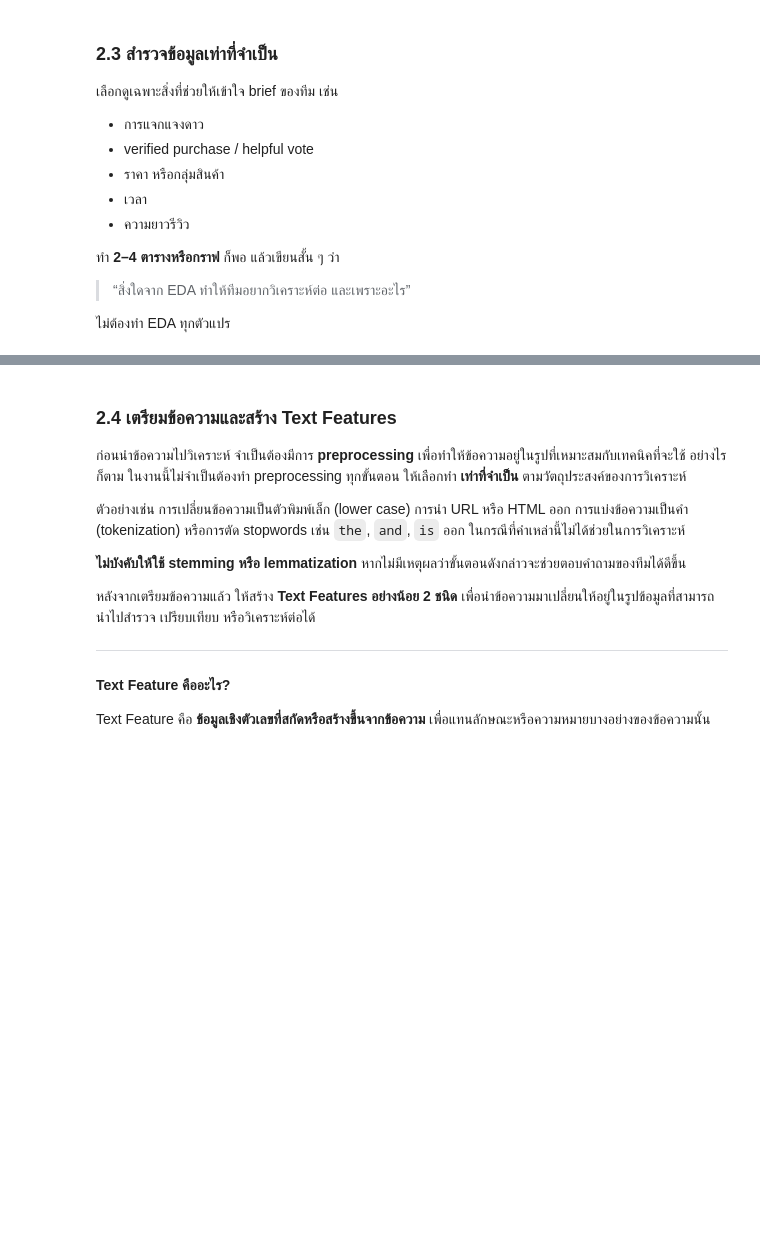
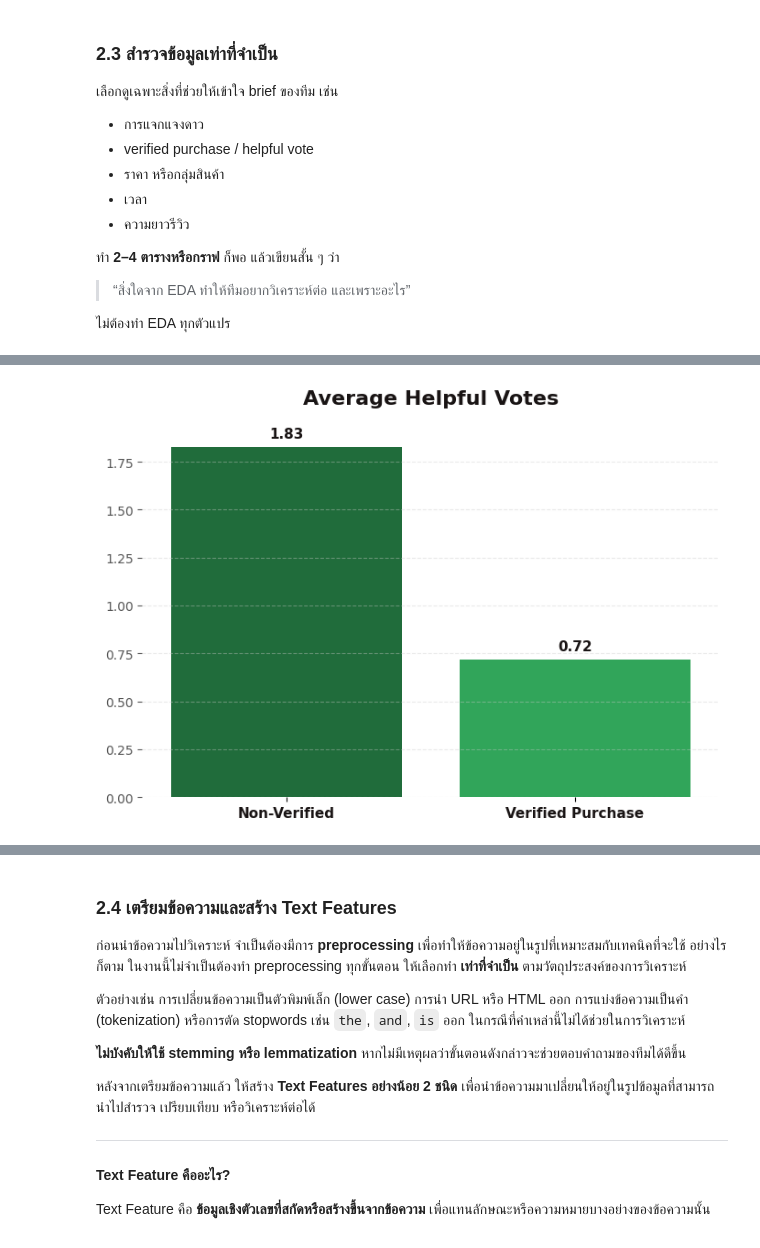
Before and after one commit to audomsak-pypy/Project1-Text_Analytics69, a Jupyter notebook: Project1_Text_Analytics69_Teams.ipynb, the cells around one changed output, grey strips where cells are left out. Drawn from its saved outputs; the diff is of its cells as text; code cells hidden in the pictures; blank space fills up the shorter version.

```diff
--- a/Project1_Text_Analytics69_Teams.ipynb
+++ b/Project1_Text_Analytics69_Teams.ipynb
@@ -368,0 +458,67 @@ However, it does not represent the full spectrum of Amazon reviews (e.g., other
+# %%
+import matplotlib.pyplot as plt
+import seaborn as sns
+
+# กรองเฉพาะรีวิวเชิงบวก (4-5 ดาว) จาก df_reviews
+df_positive = df_reviews[df_reviews['rating'].isin([4.0, 5.0])].copy()
+
+# ==========================================
+# 1. ตั้งค่าสไตล์พื้นหลังสีขาว (Light Mode)
+# ==========================================
+plt.style.use('default')
+fig, ax = plt.subplots(figsize=(7, 5), facecolor='#FFFFFF')
+ax.set_facecolor('#FFFFFF')
+
+# ปรับใช้โทนสีเขียว 2 เฉดแบบทึบชัดเจน (ไม่จาง/ไม่ใส)
+# Non-Verified: เขียวเข้ม/หม่นทึบ (#137938)
+# Verified Purchase: เขียวสว่าง Spotify Green (#1DB954)
+spotify_palette = ['#137938', '#1DB954']
+
+# ==========================================
+# 2. พล็อต Barplot
+# ==========================================
+sns.barplot(
+    data=df_positive,
+    x='verified_purchase',
+    y='helpful_vote',
+    hue='verified_purchase',
+    palette=spotify_palette,
+    legend=False,
+    errorbar=None,
+    ax=ax
+)
+
+# ==========================================
+# 3. ตกแต่งกราฟสไตล์ Minimal บนพื้นขาว
+# ==========================================
+# ตั้งเฉพาะชื่อกราฟด้วยข้อความสีดำเข้ม (#191414)
+ax.set_title('Average Helpful Votes', fontsize=16, fontweight='bold', color='#191414', pad=20)
+
+# ซ่อนชื่อแกน X และ Y
+ax.set_xlabel('')
+ax.set_ylabel('')
+
+# ปรับสีแกนและตัวเลขบนแกนเป็นสีดำ/เทาเข้ม
+ax.set_xticks([0, 1])
+ax.set_xticklabels(['Non-Verified', 'Verified Purchase'], color='#191414', fontsize=11, fontweight='bold')
+ax.tick_params(axis='y', colors='#555555')
+
+# ซ่อนเส้นขอบกราฟทั้ง 4 ด้าน
+for spine in ['top', 'right', 'left', 'bottom']:
+    ax.spines[spine].set_visible(False)
+
+# เปิด Grid เส้นประแนวนอนสีเทาอ่อน
+ax.grid(axis='y', linestyle='--', alpha=0.4, color='#CCCCCC')
+
+# แสดงค่าเฉลี่ยบนแท่งกราฟ (ตัวเลขสีดำเข้มชัดเจน)
+for p in ax.patches:
+    height = p.get_height()
+    ax.annotate(f'{height:.2f}',
+                (p.get_x() + p.get_width() / 2., height),
+                ha='center', va='bottom', xytext=(0, 5),
+                textcoords='offset points', fontsize=11, fontweight='bold', color='#191414')
+
+plt.tight_layout()
+plt.show()
+# %% [output]
+[figure, added]
```
Also changed, not shown: parts of 10 cells of this notebook.
